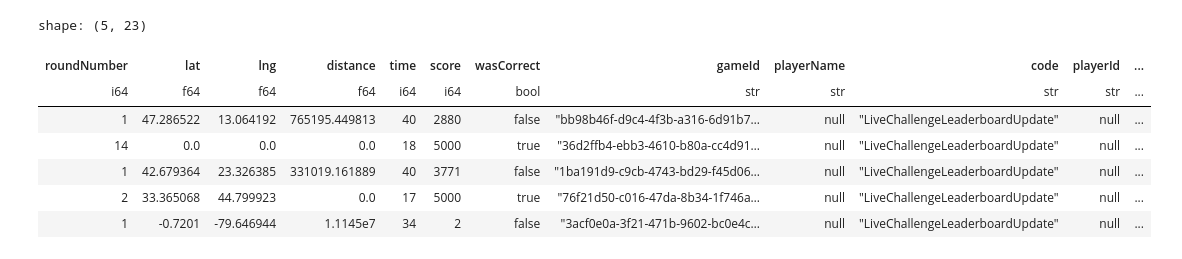
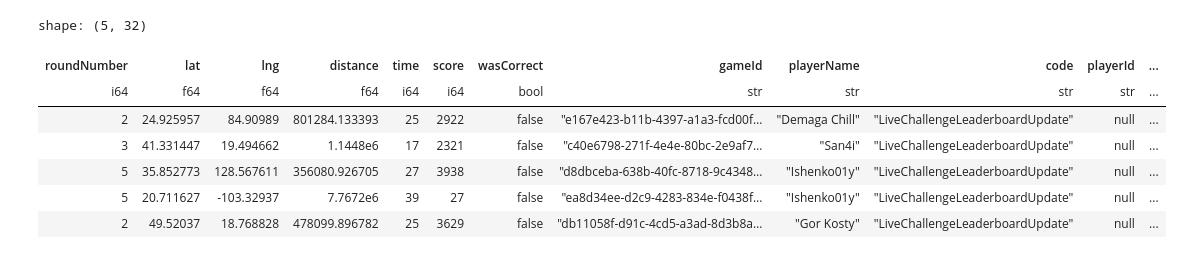
Before and after one commit to Demaga/geoguessr-stats-analysis, a Jupyter notebook: 2_top_scores.ipynb, the cells around one changed output. Drawn from its saved outputs; the diff is of its cells as text; code cells hidden in the pictures.

Commit message:
Fix top scores calculation with new games_df logic

```diff
--- a/2_top_scores.ipynb
+++ b/2_top_scores.ipynb
@@ -1,6 +1,6 @@
 # %%
 import polars as pl
 # %%
-answers_df = pl.read_csv("answers_df.csv")
-answers_df.head(2)
+games_df = pl.read_csv("games_df.csv")
+games_df.head(2)
 # %% [output]
@@ -43,5 +20,0 @@ shape: (2, 22)
-# %%
-guesses_df = guesses_df.with_columns(
-    map=pl.col("gameId").map_elements(lambda x: game_id_map.get(x, "unknown"), return_dtype=str)
-)
-guesses_df.head(2)
@@ -53,0 +21,3 @@ shape: (2, 23)
+# %%
+df = guesses_df.join(games_df, left_on="gameId", right_on="game_id")
+df.head(2)
@@ -53,0 +46,5 @@ shape: (2, 23)
+# %%
+df = df.filter(
+    pl.col("player") != "null"
+)
+df.head(2)
@@ -54,11 +57,12 @@ shape: (2, 23)
 # %%
-guesses_df.filter(pl.col("map") != "world").head(5)
+df = df.filter(pl.col("roundCount") == 5)
+df.head()
 # %% [output]
-shape: (5, 23)
+shape: (5, 32)
 | roundNumber | lat | lng | distance | time | score | wasCorrect | gameId | playerName | code | playerId | ... |
 | i64 | f64 | f64 | f64 | i64 | i64 | bool | str | str | str | str | ... |
-| 1 | 47.286522 | 13.064192 | 765195.449813 | 40 | 2880 | false | "bb98b46f-d9c4-4f3b-a316-6d91b7… | null | "LiveChallengeLeaderboardUpdate" | null | ... |
-| 14 | 0.0 | 0.0 | 0.0 | 18 | 5000 | true | "36d2ffb4-ebb3-4610-b80a-cc4d91… | null | "LiveChallengeLeaderboardUpdate" | null | ... |
-| 1 | 42.679364 | 23.326385 | 331019.161889 | 40 | 3771 | false | "1ba191d9-c9cb-4743-bd29-f45d06… | null | "LiveChallengeLeaderboardUpdate" | null | ... |
-| 2 | 33.365068 | 44.799923 | 0.0 | 17 | 5000 | true | "76f21d50-c016-47da-8b34-1f746a… | null | "LiveChallengeLeaderboardUpdate" | null | ... |
-| 1 | -0.7201 | -79.646944 | 1.1145e7 | 34 | 2 | false | "3acf0e0a-3f21-471b-9602-bc0e4c… | null | "LiveChallengeLeaderboardUpdate" | null | ... |
+| 2 | 24.925957 | 84.90989 | 801284.133393 | 25 | 2922 | false | "e167e423-b11b-4397-a1a3-fcd00f… | "Demaga Chill" | "LiveChallengeLeaderboardUpdate" | null | ... |
+| 3 | 41.331447 | 19.494662 | 1.1448e6 | 17 | 2321 | false | "c40e6798-271f-4e4e-80bc-2e9af7… | "San4i" | "LiveChallengeLeaderboardUpdate" | null | ... |
+| 5 | 35.852773 | 128.567611 | 356080.926705 | 27 | 3938 | false | "d8dbceba-638b-40fc-8718-9c4348… | "Ishenko01y" | "LiveChallengeLeaderboardUpdate" | null | ... |
+| 5 | 20.711627 | -103.32937 | 7.7672e6 | 39 | 27 | false | "ea8d34ee-d2c9-4283-834e-f0438f… | "Ishenko01y" | "LiveChallengeLeaderboardUpdate" | null | ... |
+| 2 | 49.52037 | 18.768828 | 478099.896782 | 25 | 3629 | false | "db11058f-d91c-4cd5-a3ad-8d3b8a… | "Gor Kosty" | "LiveChallengeLeaderboardUpdate" | null | ... |
```
Also changed, not shown: parts of 11 cells of this notebook.
